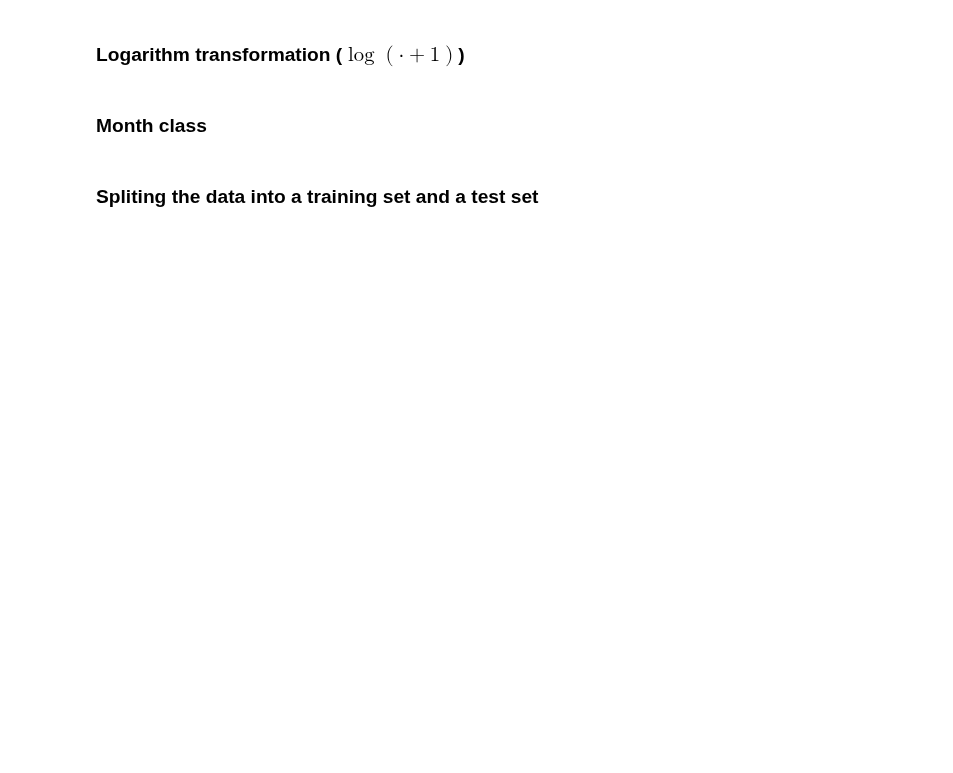
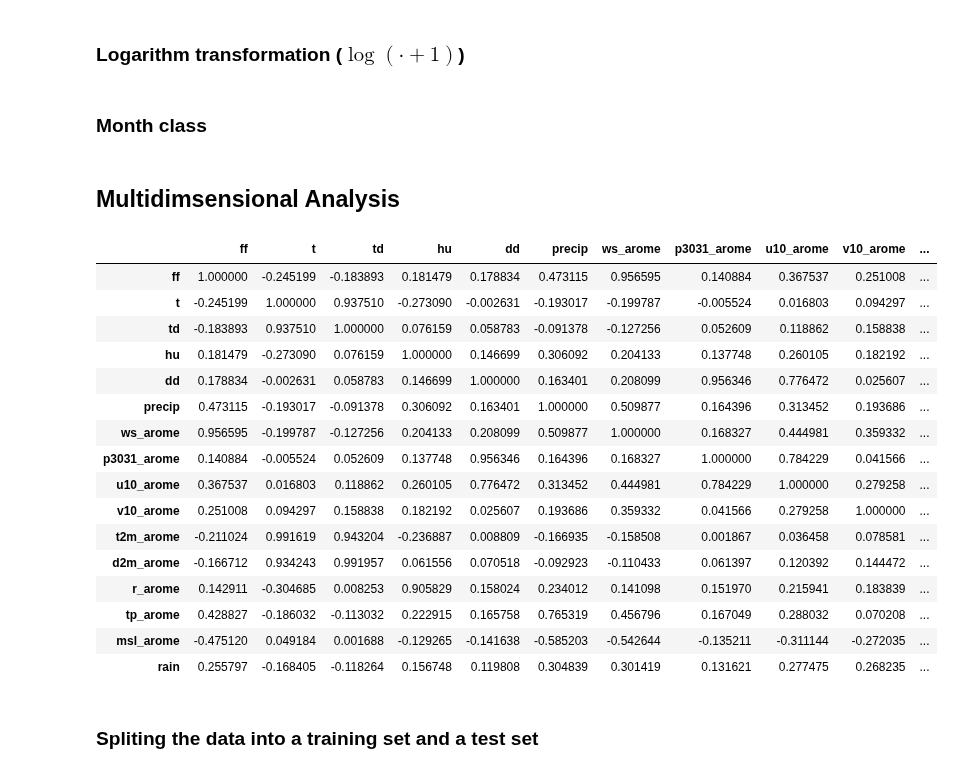
Before and after one commit to NguyenHai7120/4A-MachineLearning-Project, a Jupyter notebook: Exploration-Python.ipynb, the cells around one changed output. Drawn from its saved outputs; the diff is of its cells as text; code cells hidden in the pictures; blank space fills up the shorter version.

```diff
--- a/Exploration-Python.ipynb
+++ b/Exploration-Python.ipynb
@@ -61,6 +88,29 @@ rain_log.rename(columns = {'precip':'precip_log', 'tp_arome':'tp_arome_log'}, in
 # %%
 rain_class = pd.get_dummies(rain, columns =  ['month'])
 rain_log_class = pd.get_dummies(rain_log, columns =  ['month'])
+# %% [markdown]
+## Multidimsensional Analysis
+# %%
+corrMatrix = rain[num_var].corr()
+corrMatrix.style.background_gradient(cmap='coolwarm', axis=None)
+# %% [output]
+|  | ff | t | td | hu | dd | precip | ws_arome | p3031_arome | u10_arome | v10_arome | ... |
+| ff | 1.000000 | -0.245199 | -0.183893 | 0.181479 | 0.178834 | 0.473115 | 0.956595 | 0.140884 | 0.367537 | 0.251008 | ... |
+| t | -0.245199 | 1.000000 | 0.937510 | -0.273090 | -0.002631 | -0.193017 | -0.199787 | -0.005524 | 0.016803 | 0.094297 | ... |
+| td | -0.183893 | 0.937510 | 1.000000 | 0.076159 | 0.058783 | -0.091378 | -0.127256 | 0.052609 | 0.118862 | 0.158838 | ... |
+| hu | 0.181479 | -0.273090 | 0.076159 | 1.000000 | 0.146699 | 0.306092 | 0.204133 | 0.137748 | 0.260105 | 0.182192 | ... |
+| dd | 0.178834 | -0.002631 | 0.058783 | 0.146699 | 1.000000 | 0.163401 | 0.208099 | 0.956346 | 0.776472 | 0.025607 | ... |
+| precip | 0.473115 | -0.193017 | -0.091378 | 0.306092 | 0.163401 | 1.000000 | 0.509877 | 0.164396 | 0.313452 | 0.193686 | ... |
+| ws_arome | 0.956595 | -0.199787 | -0.127256 | 0.204133 | 0.208099 | 0.509877 | 1.000000 | 0.168327 | 0.444981 | 0.359332 | ... |
+| p3031_arome | 0.140884 | -0.005524 | 0.052609 | 0.137748 | 0.956346 | 0.164396 | 0.168327 | 1.000000 | 0.784229 | 0.041566 | ... |
+| u10_arome | 0.367537 | 0.016803 | 0.118862 | 0.260105 | 0.776472 | 0.313452 | 0.444981 | 0.784229 | 1.000000 | 0.279258 | ... |
+| v10_arome | 0.251008 | 0.094297 | 0.158838 | 0.182192 | 0.025607 | 0.193686 | 0.359332 | 0.041566 | 0.279258 | 1.000000 | ... |
+| t2m_arome | -0.211024 | 0.991619 | 0.943204 | -0.236887 | 0.008809 | -0.166935 | -0.158508 | 0.001867 | 0.036458 | 0.078581 | ... |
+| d2m_arome | -0.166712 | 0.934243 | 0.991957 | 0.061556 | 0.070518 | -0.092923 | -0.110433 | 0.061397 | 0.120392 | 0.144472 | ... |
+| r_arome | 0.142911 | -0.304685 | 0.008253 | 0.905829 | 0.158024 | 0.234012 | 0.141098 | 0.151970 | 0.215941 | 0.183839 | ... |
+| tp_arome | 0.428827 | -0.186032 | -0.113032 | 0.222915 | 0.165758 | 0.765319 | 0.456796 | 0.167049 | 0.288032 | 0.070208 | ... |
+| msl_arome | -0.475120 | 0.049184 | 0.001688 | -0.129265 | -0.141638 | -0.585203 | -0.542644 | -0.135211 | -0.311144 | -0.272035 | ... |
+| rain | 0.255797 | -0.168405 | -0.118264 | 0.156748 | 0.119808 | 0.304839 | 0.301419 | 0.131621 | 0.277475 | 0.268235 | ... |
 # %% [markdown]
 ### Spliting the data into a training set and a test set
 # %%
```
Also changed, not shown: parts of 14 cells of this notebook.
